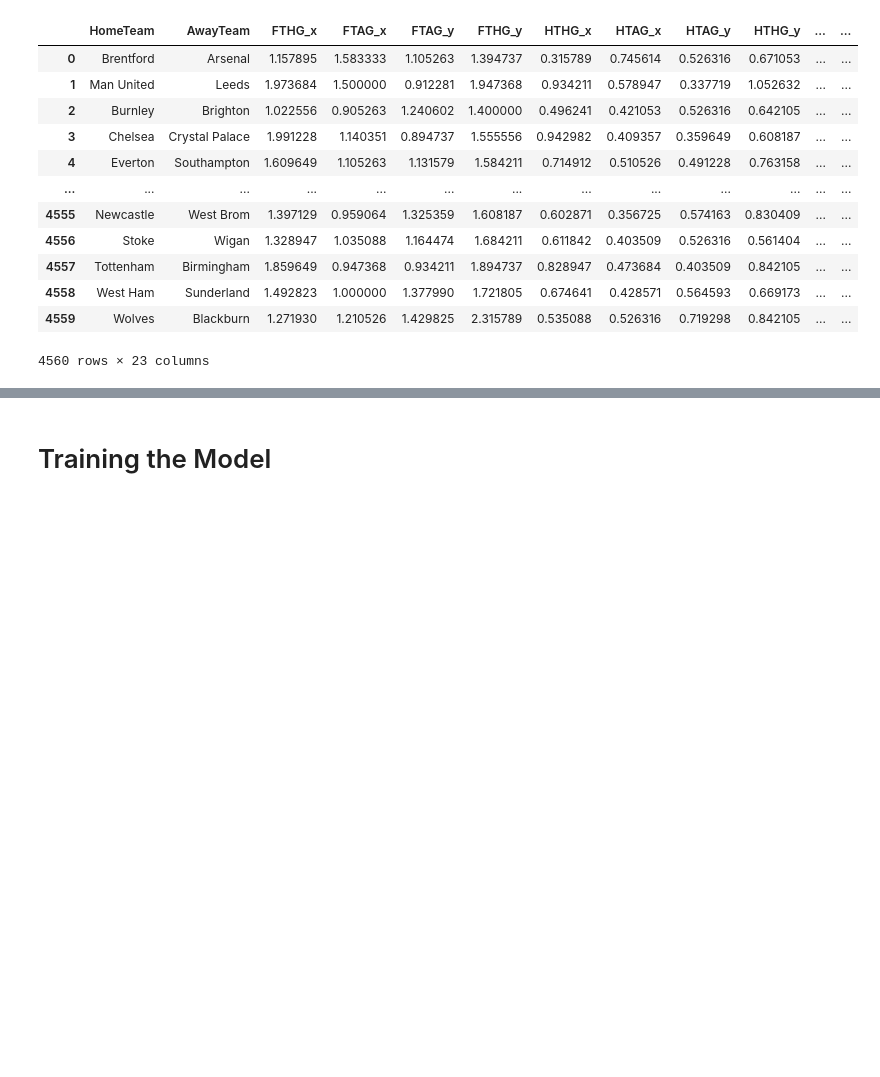
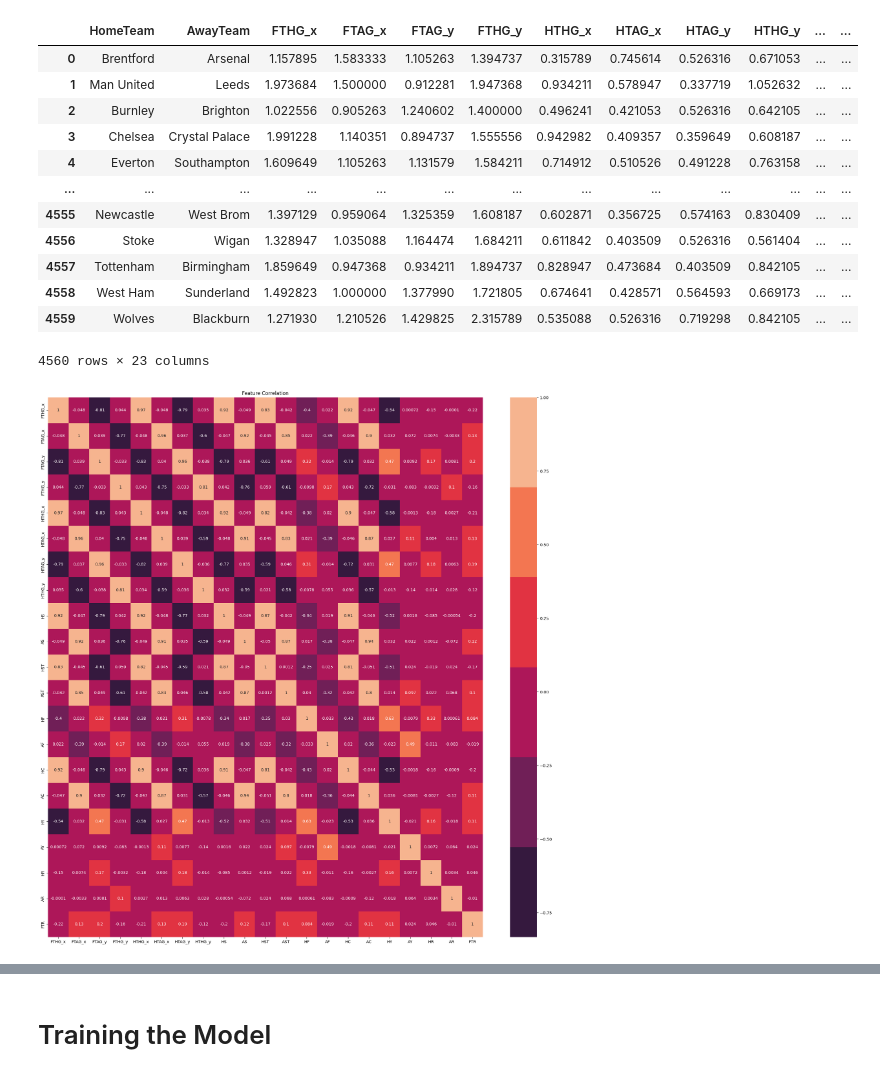
Before and after one commit to Sunan2002/Premier-Leauge-Prediction-Model, a Jupyter notebook: RandomForrest.ipynb, the cells around one changed output, grey strips where cells are left out. Saved outputs shown, nothing was run; the diff lists cells and outputs as text; code cells hidden in the pictures; blank space fills up the shorter version.

```diff
--- a/RandomForrest.ipynb
+++ b/RandomForrest.ipynb
@@ -206,3 +206,15 @@ matchups
 | 4558 | West Ham | Sunderland | 1.492823 | 1.000000 | 1.377990 | 1.721805 | 0.674641 | 0.428571 | 0.564593 | 0.669173 | ... | ... |
 | 4559 | Wolves | Blackburn | 1.271930 | 1.210526 | 1.429825 | 2.315789 | 0.535088 | 0.526316 | 0.719298 | 0.842105 | ... | ... |
 4560 rows × 23 columns
+# %%
+import seaborn as sns
+
+X = matchups.drop(['HomeTeam','AwayTeam'], axis=1)
+
+corr = X.corr()
+plt.figure(figsize=(24,24))
+sns.heatmap(corr,annot=True, cmap=sns.color_palette("rocket"),edgecolor="k")
+plt.title("Feature Correlation")
+plt.show()
+# %% [output]
+[figure, added]
```
Also changed, not shown: parts of 19 cells of this notebook.
